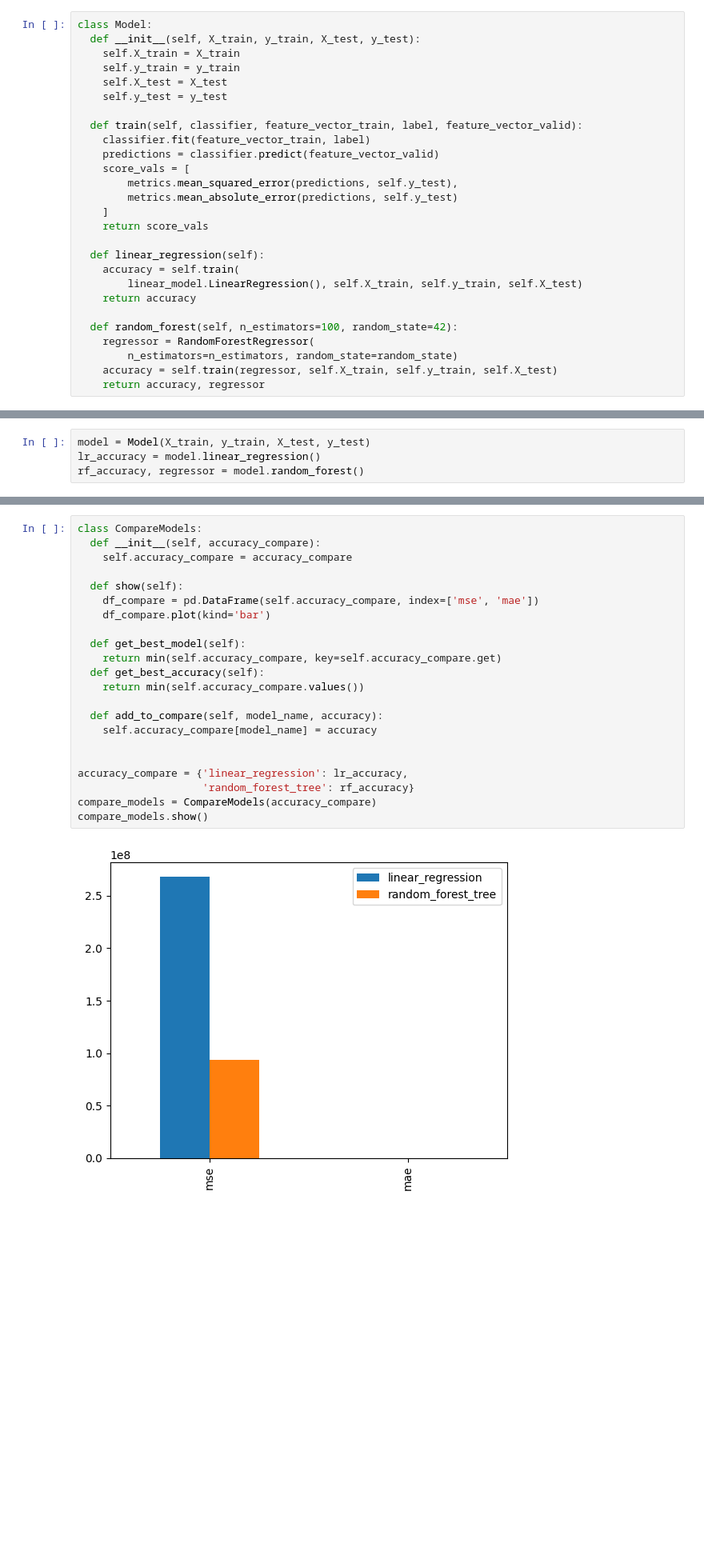
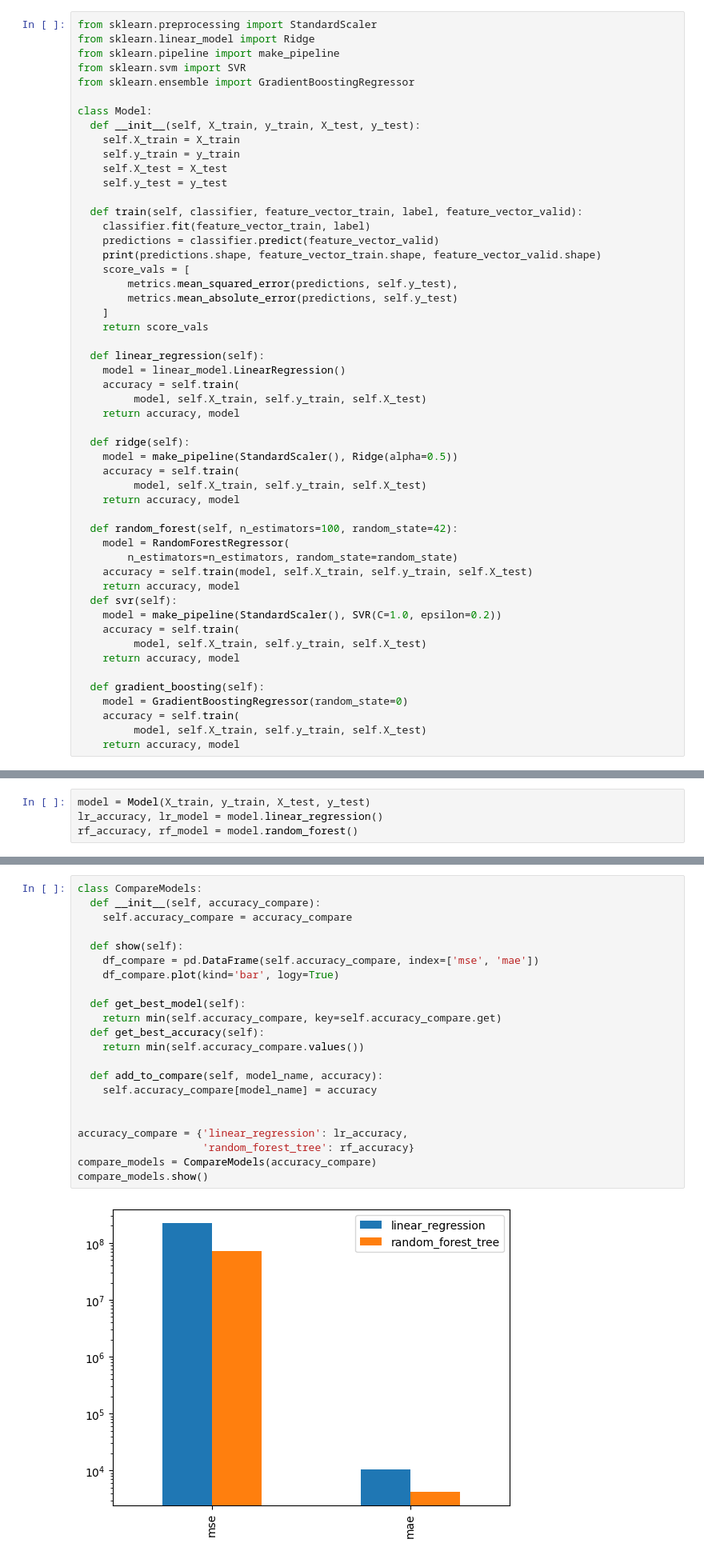
Before and after one commit to KubaC701/numeric-regression-notebook, a Jupyter notebook: numeric_regression_cars.ipynb, the cells around one changed output, grey strips where cells are left out. Shown at 80% size. Saved outputs shown, nothing was run; the diff lists cells and outputs as text; blank space fills up the shorter version.

```diff
--- a/numeric_regression_cars.ipynb
+++ b/numeric_regression_cars.ipynb
@@ -259,4 +329,10 @@ Model ma zaimplementowane 2 różne algorytmy: regresję liniową i las losowy.
 # %%
+from sklearn.preprocessing import StandardScaler
+from sklearn.linear_model import Ridge
+from sklearn.pipeline import make_pipeline
+from sklearn.svm import SVR
+from sklearn.ensemble import GradientBoostingRegressor
+
 class Model:
   def __init__(self, X_train, y_train, X_test, y_test):
     self.X_train = X_train
@@ -267,6 +343,7 @@ class Model:
   def train(self, classifier, feature_vector_train, label, feature_vector_valid):
     classifier.fit(feature_vector_train, label)
     predictions = classifier.predict(feature_vector_valid)
+    print(predictions.shape, feature_vector_train.shape, feature_vector_valid.shape)
     score_vals = [
         metrics.mean_squared_error(predictions, self.y_test),
         metrics.mean_absolute_error(predictions, self.y_test)
@@ -274,18 +351,36 @@ class Model:
     return score_vals
 
   def linear_regression(self):
+    model = linear_model.LinearRegression()
     accuracy = self.train(
-        linear_model.LinearRegression(), self.X_train, self.y_train, self.X_test)
-    return accuracy
+         model, self.X_train, self.y_train, self.X_test)
+    return accuracy, model
+
+  def ridge(self):
+    model = make_pipeline(StandardScaler(), Ridge(alpha=0.5))
+    accuracy = self.train(
+         model, self.X_train, self.y_train, self.X_test)
+    return accuracy, model
 
   def random_forest(self, n_estimators=100, random_state=42):
-    regressor = RandomForestRegressor(
+    model = RandomForestRegressor(
         n_estimators=n_estimators, random_state=random_state)
-    accuracy = self.train(regressor, self.X_train, self.y_train, self.X_test)
-    return accuracy, regressor
+    accuracy = self.train(model, self.X_train, self.y_train, self.X_test)
+    return accuracy, model
+  def svr(self):
+    model = make_pipeline(StandardScaler(), SVR(C=1.0, epsilon=0.2))
+    accuracy = self.train(
+         model, self.X_train, self.y_train, self.X_test)
+    return accuracy, model
+
+  def gradient_boosting(self):
+    model = GradientBoostingRegressor(random_state=0)
+    accuracy = self.train(
+         model, self.X_train, self.y_train, self.X_test)
+    return accuracy, model
 # %% [markdown]
 Trenujemy modele
 # %%
 model = Model(X_train, y_train, X_test, y_test)
-lr_accuracy = model.linear_regression()
-rf_accuracy, regressor = model.random_forest()
+lr_accuracy, lr_model = model.linear_regression()
+rf_accuracy, rf_model = model.random_forest()
@@ -294,27 +392,27 @@ Porównujemy wyniki
 # %%
 class CompareModels:
   def __init__(self, accuracy_compare):
     self.accuracy_compare = accuracy_compare
 
   def show(self):
     df_compare = pd.DataFrame(self.accuracy_compare, index=['mse', 'mae'])
-    df_compare.plot(kind='bar')
+    df_compare.plot(kind='bar', logy=True)
 
   def get_best_model(self):
     return min(self.accuracy_compare, key=self.accuracy_compare.get)
   def get_best_accuracy(self):
     return min(self.accuracy_compare.values())
 
   def add_to_compare(self, model_name, accuracy):
     self.accuracy_compare[model_name] = accuracy
 
 
 accuracy_compare = {'linear_regression': lr_accuracy,
                     'random_forest_tree': rf_accuracy}
 compare_models = CompareModels(accuracy_compare)
 compare_models.show()
 # %% [output]
-[figure, old version]
+[figure, new version]
 # %% [markdown]
 Zmieniamy parametry modelu lasu losowego i trenujemy go ponownie
 # %%
```
Also changed, not shown: parts of 16 cells of this notebook, 1 other file.
